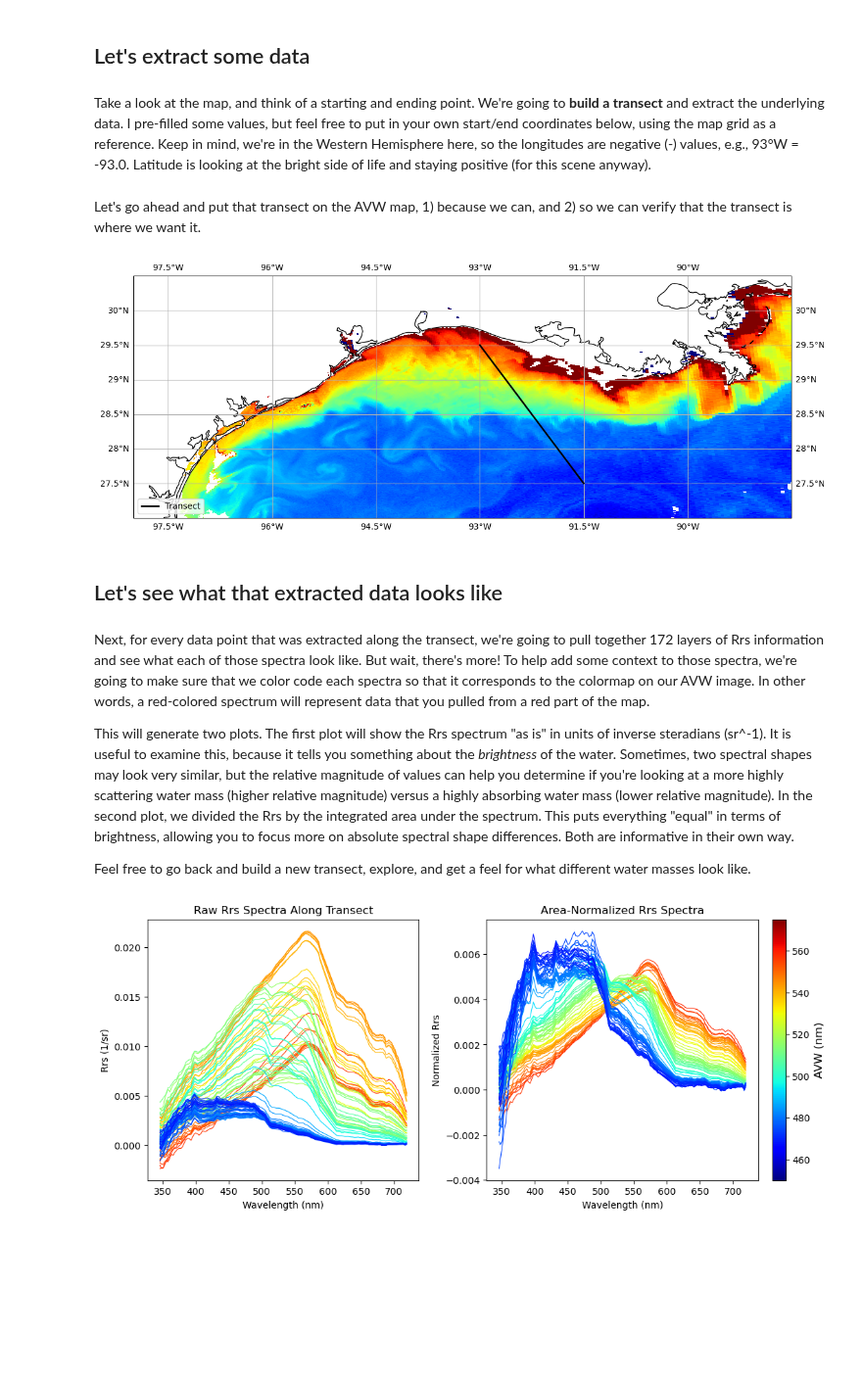
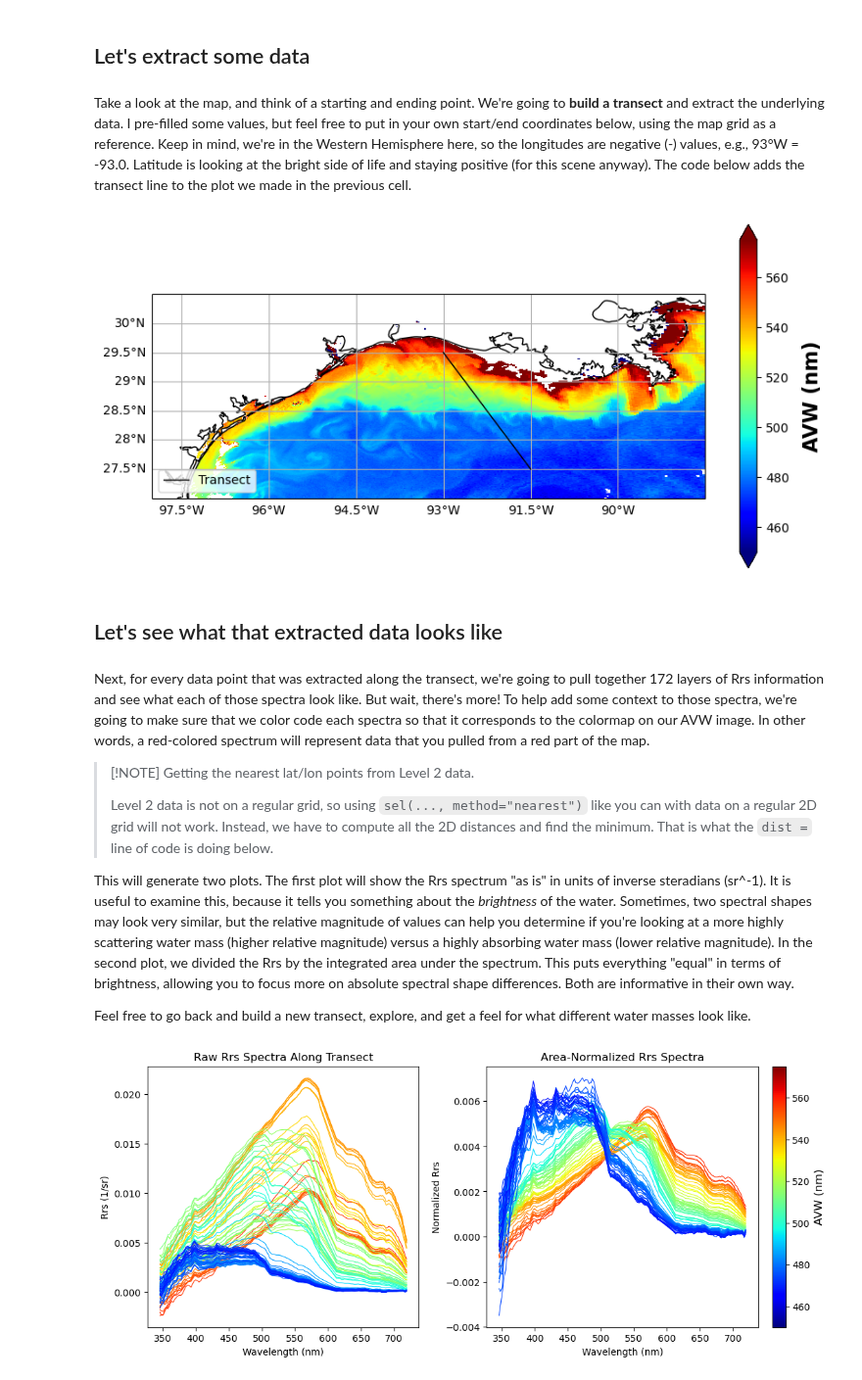
Before and after one commit to nmfs-opensci/EDMW-EarthData-Workshop-2025, a Jupyter notebook: tutorials/Tutorial_2_Rrs_AVW.ipynb, the cells around one changed output. Shown at 98% size. Saved outputs shown, nothing was run; the diff lists cells and outputs as text; code cells hidden in the pictures; blank space fills up the shorter version.

```diff
--- a/tutorials/Tutorial_2_Rrs_AVW.ipynb
+++ b/tutorials/Tutorial_2_Rrs_AVW.ipynb
@@ -66,8 +64,4 @@ groups
  'geophysical_data',
  'navigation_data',
  'processing_control']
-# %%
-# Create a fileset
-fileset = earthaccess.open(results);
-ds = xr.open_dataset(fileset[0])
 # %% [markdown]
@@ -85,17 +79,14 @@ from matplotlib import colors
 from scipy.integrate import trapezoid
 # %%
 # Load relevant datasets
-ds_rrs = xr.open_dataset(fileset[0], group="geophysical_data")
+ds = xr.open_dataset(fileset[0], group="geophysical_data")
 ds_nav = xr.open_dataset(fileset[0], group="navigation_data").set_coords(("latitude", "longitude"))
 ds_wave = xr.open_dataset(fileset[0], group="sensor_band_parameters").set_coords(("wavelength_3d",))
 
-# Merge data for convenience
-rrs = xr.merge((ds_rrs["Rrs"], ds_nav, ds_wave))
-avw = xr.merge((ds_rrs["avw"], ds_nav, ds_wave))
-
-# Assign core variables
-rrs_da = rrs["Rrs"]
-avw_da = avw["avw"]
+# Merge data for convenience. Create rrs and avw only variables
+ds_merged = xr.merge((ds, ds_nav, ds_wave))
+rrs = ds_merged["Rrs"]
+avw = ds_merged["avw"]
 wavelengths = rrs["wavelength_3d"]
 # %% [markdown]
 ## Mapping time!
@@ -108,16 +99,19 @@ ax = plt.axes(projection=cartopy.crs.PlateCarree())
 ax.gridlines(draw_labels={"bottom": "x", "left": "y"})
 ax.coastlines()
 
-# ---- Adjust colorbar limits ----
-plot = avw["avw"].plot(x="longitude", y="latitude", cmap="jet", vmin=450, vmax=575)
+# ---- Adjust colorbar limits and tell xarray to use your ax ----
+plot = avw.plot(
+    x="longitude", y="latitude",
+    cmap="jet", vmin=450, vmax=575,
+    ax=ax
+)
 
 # ---- Crop the image to preferred location ----
-plot.axes.set_xlim(-98.0,-88.5)
-plot.axes.set_ylim(27.0,30.5)
+ax.set_xlim(-98.0, -88.5)
+ax.set_ylim(27.0, 30.5)
 
 # ---- Customize colorbar label ----
 plot.colorbar.set_label("AVW (nm)", labelpad=10, fontsize=16, fontweight="bold")
-#plt.title('')
 # %% [output]
 [figure]
 # %% [markdown]
@@ -125,4 +119,4 @@ Pretty, right? This is a very optically diverse scene. Hidden in the Rrs data ar
 # %% [markdown]
 ## Let's extract some data
 # %% [markdown]
-Take a look at the map, and think of a starting and ending point. We're going to **build a transect** and extract the underlying data. I pre-filled some values, but feel free to put in your own start/end coordinates below, using the map grid as a reference. Keep in mind, we're in the Western Hemisphere here, so the longitudes are negative (-) values, e.g., 93°W = -93.0. Latitude is looking at the bright side of life and staying positive (for this scene anyway).
+Take a look at the map, and think of a starting and ending point. We're going to **build a transect** and extract the underlying data. I pre-filled some values, but feel free to put in your own start/end coordinates below, using the map grid as a reference. Keep in mind, we're in the Western Hemisphere here, so the longitudes are negative (-) values, e.g., 93°W = -93.0. Latitude is looking at the bright side of life and staying positive (for this scene anyway). The code below adds the transect line to the plot we made in the previous cell.
@@ -135,32 +123,29 @@ lon2 = -91.5
-# %% [markdown]
-Let's go ahead and put that transect on the AVW map, 1) because we can, and 2) so we can verify that the transect is where we want it.
-# %%
-# ---- Generate Transect Points ----
-npts = 100
-lats = np.linspace(lat1, lat2, npts)
-lons = np.linspace(lon1, lon2, npts)
-
-# ---- Plot AVW Map and Transect ----
-fig = plt.figure(figsize=(14, 6))
-ax = plt.axes(projection=ccrs.PlateCarree())
-ax.set_extent([-98.0, -88.5, 27.0, 30.5], crs=ccrs.PlateCarree())
-ax.coastlines()
-ax.gridlines(draw_labels=True)
-ax.plot(lons, lats, color="black", linewidth=2, transform=ccrs.PlateCarree(), label="Transect")
-ax.legend(loc="lower left")
-
-# Plot AVW image
-img = avw_da.plot(
-    x="longitude", y="latitude",
-    cmap="jet", vmin=450, vmax=575,
-    ax=ax, add_colorbar=False
-)
-# %% [output]
-[figure, removed]
+# %%
+# ---- User Input: Define Transect ----
+lat1, lon1 = 29.5, -93.0
+lat2, lon2 = 27.5, -91.5
+npts = 100
+lats = np.linspace(lat1, lat2, npts)
+lons = np.linspace(lon1, lon2, npts)
+
+# ---- Add transect to the existing plot above ----
+ax = plot.axes  # plot is defined in the previous cell
+ax.plot(lons, lats, color="black", linewidth=1, transform=ccrs.PlateCarree(), label="Transect")
+ax.legend(loc="lower left")
+
+fig = ax.get_figure()
+fig
+# %% [output]
+[figure, added]
 # %% [markdown]
 ## Let's see what that extracted data looks like
 # %% [markdown]
 Next, for every data point that was extracted along the transect, we're going to pull together 172 layers of Rrs information and see what each of those spectra look like. But wait, there's more! To help add some context to those spectra, we're going to make sure that we color code each spectra so that it corresponds to the colormap on our AVW image. In other words, a red-colored spectrum will represent data that you pulled from a red part of the map.
+
+> [!NOTE]
+> Getting the nearest lat/lon points from Level 2 data.
+>
+> Level 2 data is not on a regular grid, so using `sel(..., method="nearest")` like you can with data on a regular 2D grid will not work. Instead, we have to compute all the 2D distances and find the minimum. That is what the `dist =` line of code is doing below.
 
 This will generate two plots. The first plot will show the Rrs spectrum "as is" in units of inverse steradians (sr^-1). It is useful to examine this, because it tells you something about the *brightness* of the water. Sometimes, two spectral shapes may look very similar, but the relative magnitude of values can help you determine if you're looking at a more highly scattering water mass (higher relative magnitude) versus a highly absorbing water mass (lower relative magnitude). In the second plot, we divided the Rrs by the integrated area under the spectrum. This puts everything "equal" in terms of brightness, allowing you to focus more on absolute spectral shape differences. Both are informative in their own way.
 
```
Also changed, not shown: parts of 7 cells of this notebook, 11 other files.
